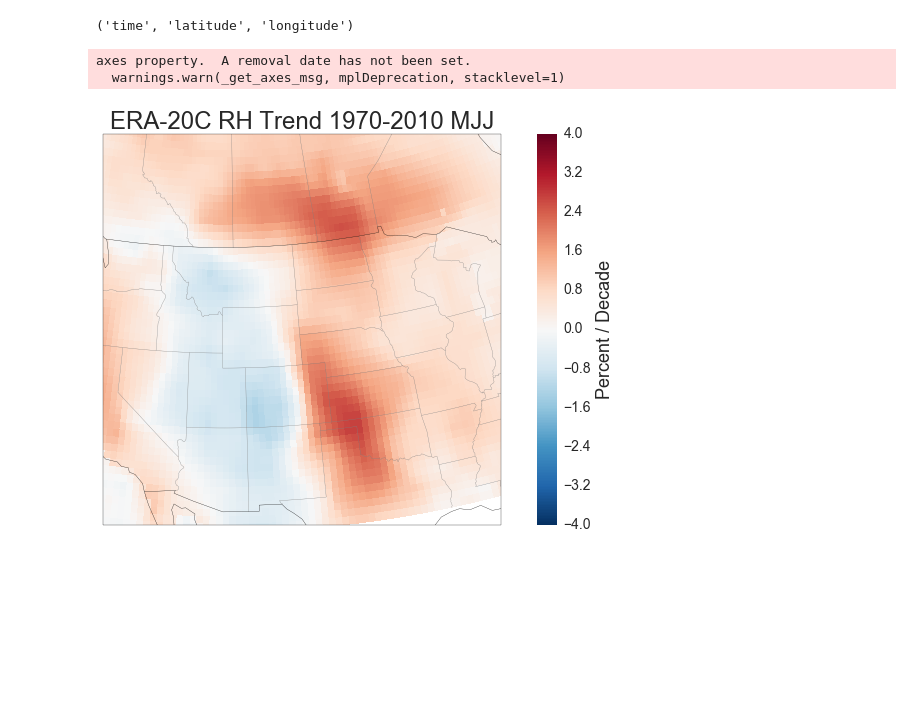
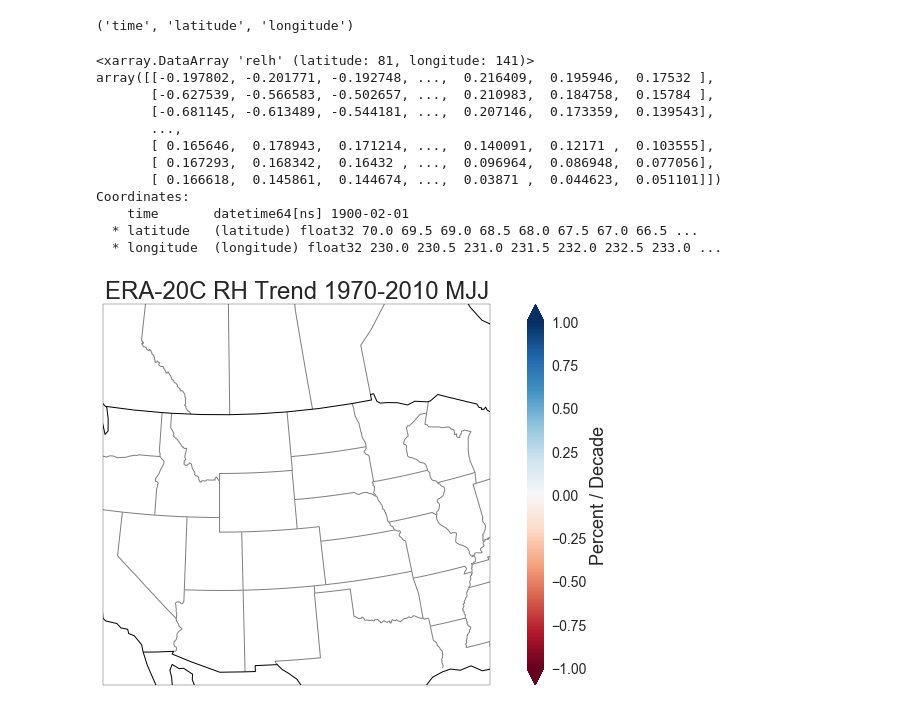
Before and after one commit to gbromley/NGP_Climate, a Jupyter notebook: spatial_trends-humidity.ipynb, the cells around one changed output. Saved outputs shown, nothing was run; the diff lists cells and outputs as text; code cells hidden in the pictures; blank space fills up the shorter version.

```diff
--- a/spatial_trends-humidity.ipynb
+++ b/spatial_trends-humidity.ipynb
@@ -106,6 +106,21 @@ jja_30
 # %%
 spatial_trend = dr_relh.isel(time=1).copy(deep=True)
 #pvalues= temp.isel(time=1).copy(deep=True)
+# %%
+spatial_trend
+# %% [output]
+<xarray.DataArray 'relh' (latitude: 81, longitude: 141)>
+array([[-0.197802, -0.201771, -0.192748, ...,  0.216409,  0.195946,  0.17532 ],
+       [-0.627539, -0.566583, -0.502657, ...,  0.210983,  0.184758,  0.15784 ],
+       [-0.681145, -0.613489, -0.544181, ...,  0.207146,  0.173359,  0.139543],
+       ...,
+       [ 0.165646,  0.178943,  0.171214, ...,  0.140091,  0.12171 ,  0.103555],
+       [ 0.167293,  0.168342,  0.16432 , ...,  0.096964,  0.086948,  0.077056],
+       [ 0.166618,  0.145861,  0.144674, ...,  0.03871 ,  0.044623,  0.051101]])
+Coordinates:
+    time       datetime64[ns] 1900-02-01
+  * latitude   (latitude) float32 70.0 69.5 69.0 68.5 68.0 67.5 67.0 66.5 ...
+  * longitude  (longitude) float32 230.0 230.5 231.0 231.5 232.0 232.5 233.0 ...
 # %%
 for i in np.arange(0,len(dr_relh['latitude'])):
     for j in np.arange(0,len(dr_relh['longitude'])):
@@ -119,31 +134,30 @@ for i in np.arange(0,len(dr_relh['latitude'])):
 #spatial_trend.to_dataset().to_netcdf(data_dir+'spatial_trends_temp_'+t_season+'_'+start_year+'mtwb'+'.nc')
 # %%
 fig, ax = plt.subplots();
+proj = ccrs.AlbersEqualArea(central_longitude=-111.0,central_latitude=46.0,false_easting=0.0, false_northing=0.0, standard_parallels=(40.0, 50.0), globe=None)
 ax = plt.axes(projection=ccrs.AlbersEqualArea(central_longitude=-111.0,central_latitude=46.0,false_easting=0.0, false_northing=0.0, standard_parallels=(40.0, 50.0), globe=None))
 ax.set_global()
-test = spatial_trend.plot.pcolormesh(axes = ax, transform=ccrs.PlateCarree(),vmin=-4, vmax=4, cmap='RdBu_r')
+spatial_trend.plot.pcolormesh(axes = ax,transform = proj ,vmin=-1, vmax=1, cmap='RdBu')
 #ax = plt.axes(projection=ccrs.LambertConformal())
 
 ax.set_extent([ext_e, ext_w, ext_s, ext_n])
 states_provinces = cfeature.NaturalEarthFeature(
     category='cultural',
     name='admin_1_states_provinces_lines',
     scale='50m',
     facecolor='none')
 ax.add_feature(states_provinces, edgecolor='gray')
 ax.add_feature(cfeature.COASTLINE)
 ax.add_feature(cfeature.BORDERS)
 plt.title('ERA-20C RH Trend 1970-2010 '+t_season,fontsize=24)
 test.colorbar.set_label('Percent / Decade',fontsize=18)
 test.colorbar.ax.tick_params(labelsize=14)
 fig.set_size_inches(13,7)
 fig.set_dpi=1200.0
-plt.savefig('ERA-20C_relh_'+t_season+'_1970.png',bbox_inches='tight')
+#plt.savefig('ERA-20C_relh_'+t_season+'_1970.png',bbox_inches='tight')
 plt.show()
 # %% [output]
-axes property.  A removal date has not been set.
-  warnings.warn(_get_axes_msg, mplDeprecation, stacklevel=1)
-[figure, old version]
+[figure, new version]
 # %%
 anom_series = jja_1950-jja_30.sel(season=t_season)
 extent = anom_series.sel(latitude=np.arange(ext_s,ext_n,step=.5))
```
Also changed, not shown: parts of 1 cell of this notebook, 30 other files.
